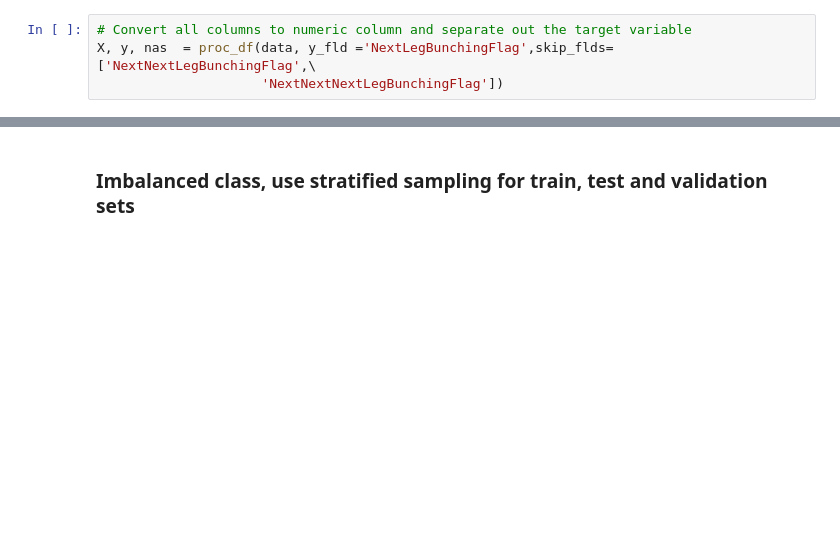
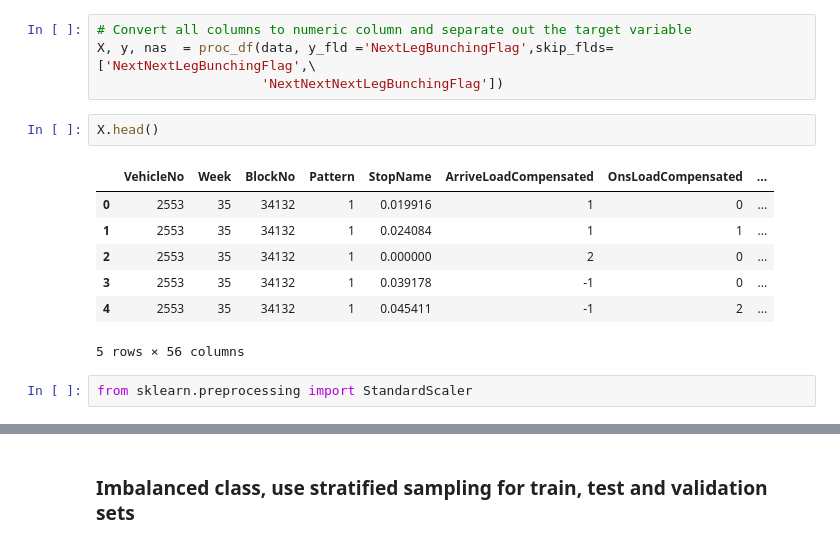
Before and after one commit to DRMRK/Machine_Learning-, a Jupyter notebook: Bus_bunching_Translink/notebooks/20200925_analyze_cleaned_data.ipynb, the cells around one changed output, grey strips where cells are left out. Saved outputs shown, nothing was run; the diff lists cells and outputs as text; blank space fills up the shorter version.

```diff
--- a/Bus_bunching_Translink/notebooks/20200925_analyze_cleaned_data.ipynb
+++ b/Bus_bunching_Translink/notebooks/20200925_analyze_cleaned_data.ipynb
@@ -125,3 +125,15 @@ data.NextNextNextLegBunchingFlag.hist()
 # Convert all columns to numeric column and separate out the target variable
 X, y, nas  = proc_df(data, y_fld ='NextLegBunchingFlag',skip_flds=['NextNextLegBunchingFlag',\
                      'NextNextNextLegBunchingFlag'])
+# %%
+X.head()
+# %% [output]
+|  | VehicleNo | Week | BlockNo | Pattern | StopName | ArriveLoadCompensated | OnsLoadCompensated | ... |
+| 0 | 2553 | 35 | 34132 | 1 | 0.019916 | 1 | 0 | ... |
+| 1 | 2553 | 35 | 34132 | 1 | 0.024084 | 1 | 1 | ... |
+| 2 | 2553 | 35 | 34132 | 1 | 0.000000 | 2 | 0 | ... |
+| 3 | 2553 | 35 | 34132 | 1 | 0.039178 | -1 | 0 | ... |
+| 4 | 2553 | 35 | 34132 | 1 | 0.045411 | -1 | 2 | ... |
+5 rows × 56 columns
+# %%
+from sklearn.preprocessing import StandardScaler
```
Also changed, not shown: parts of 12 cells of this notebook, 4 other files.
